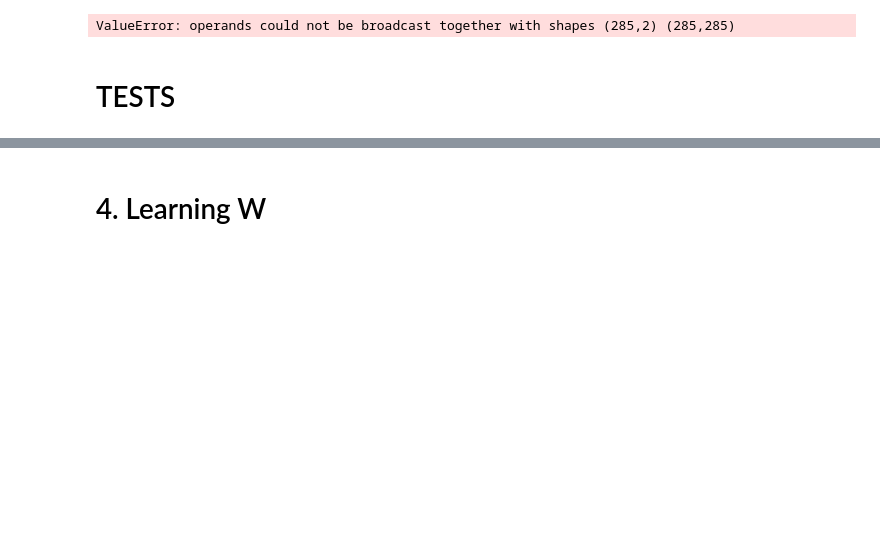
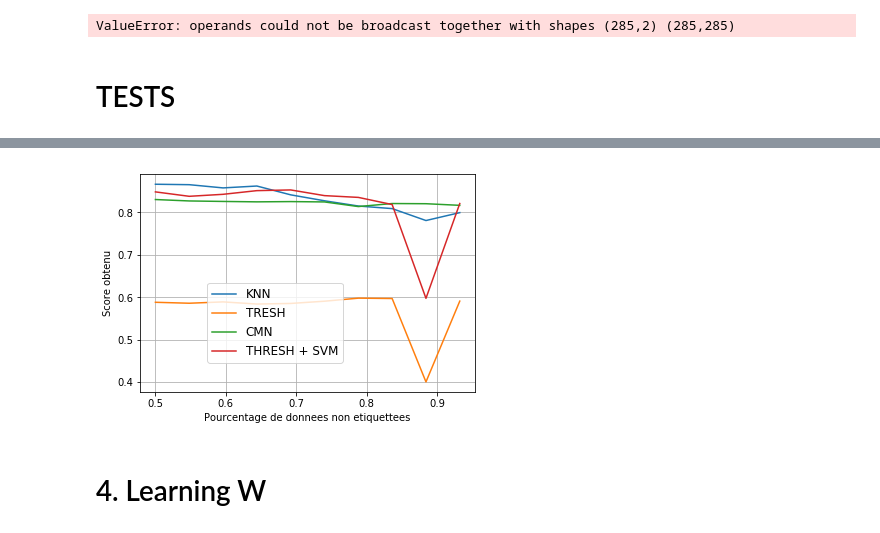
Before and after one commit to quentin-duchemin/Projet_MALAP, a Jupyter notebook: Projet.ipynb, the cells around one changed output, grey strips where cells are left out. Saved outputs shown, nothing was run; the diff lists cells and outputs as text; code cells hidden in the pictures; blank space fills up the shorter version.

```diff
--- a/Projet.ipynb
+++ b/Projet.ipynb
@@ -569,3 +584,16 @@ plt.show()
+# %%
+plt.figure()
+plt.plot(list_percent_u,score_KNN,label = "KNN")
+plt.plot(list_percent_u,score_thresh,label = "TRESH")
+plt.plot(list_percent_u,score_CMN,label = "CMN")
+plt.plot(list_percent_u,score_threshsvm,label = "THRESH + SVM")
+plt.ylabel("Score obtenu")
+plt.xlabel("Pourcentage de donnees non etiquettees")
+plt.legend(bbox_to_anchor=(0.2, 0.5), loc=2, borderaxespad=0., fontsize="large")
+plt.grid()
+plt.show()
+# %% [output]
+[figure, added]
 # %% [markdown]
 # 4. Learning W
 # %% [markdown]
```
Also changed, not shown: parts of 7 cells of this notebook.
